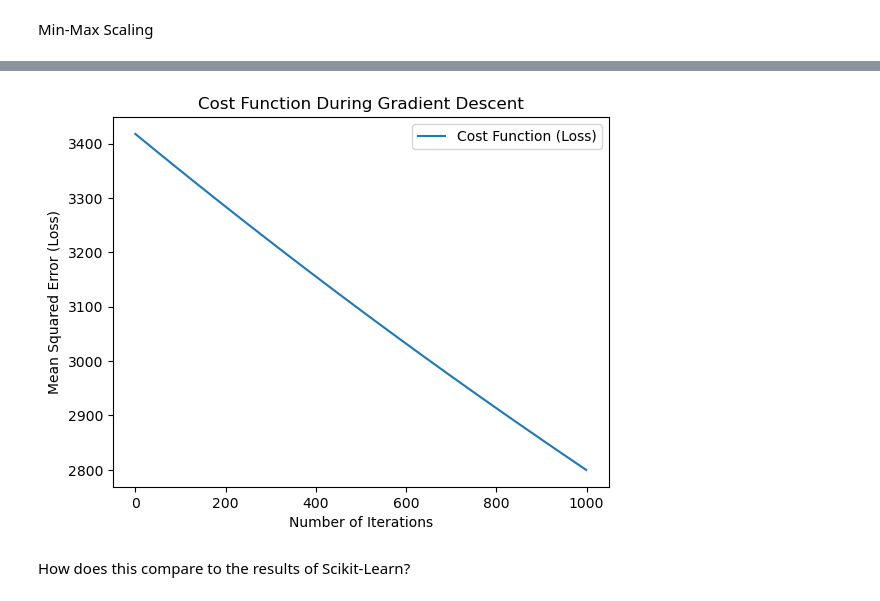
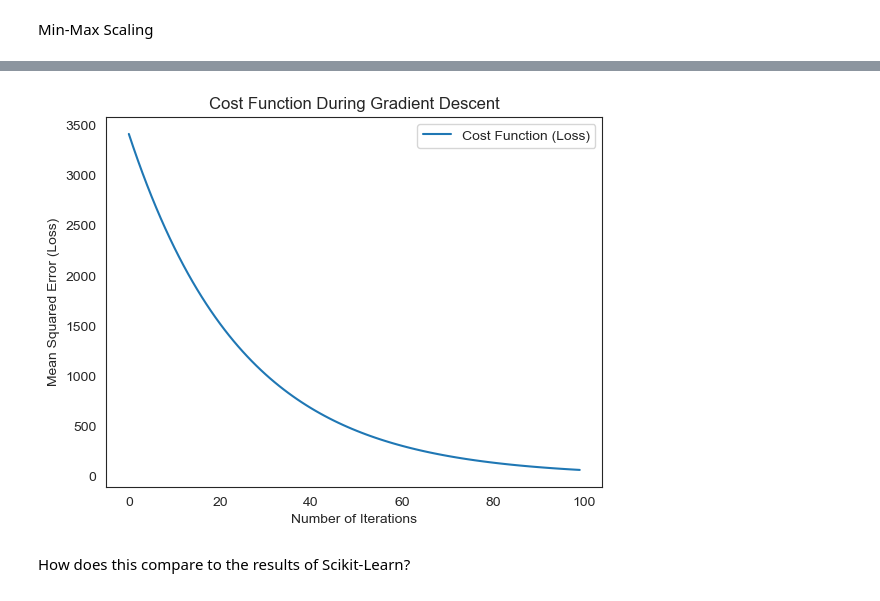
Before and after one commit to add0794/ordinary-least-squares-gradient-descent, a Jupyter notebook: jupyter.ipynb, the cells around one changed output, grey strips where cells are left out. Saved outputs shown, nothing was run; the diff lists cells and outputs as text; code cells hidden in the pictures.

Commit message:
normalize and standardize gradient descent

```diff
--- a/jupyter.ipynb
+++ b/jupyter.ipynb
@@ -884,10 +751,8 @@ Intercept (beta_0): -0.9220736644686085
 Loss: 32.10709376551041
 # %%
-n = 100
-X_train = features
-y_train = target
+n = 10
 
-beta, beta_0, guesses, losses = gradient_descent_intercept(
+beta, guesses, losses = gradient_descent(
     X_train, y_train, learning_rate=0.00001, epochs=n, precision=0.0001
 )
 
@@ -1040,0 +842,15 @@ Standardized scaling
+# %%
+n = 100
+
+beta_min_max_scaling, guesses, losses = gradient_descent(
+    X_train_min_max_scaled, y_train, learning_rate=0.01, epochs=n, precision=0.00001
+)
+
+# Plotting the Loss Function
+number_iterations = list(range(len(losses)))
+plt.plot(number_iterations, losses, label="Cost Function (Loss)")
+plt.xlabel("Number of Iterations")
+plt.ylabel("Mean Squared Error (Loss)")
+plt.title("Cost Function During Gradient Descent")
+plt.legend()
+plt.show()
@@ -1041,9 +859,9 @@ Standardized scaling
 # %%
-std_scaler = StandardScaler()
+scaler = StandardScaler()
 
 # Fit the scaler on the training data
-X_train_scaled = std_scaler.fit_transform(X_train)
+X_train_scaled_model = scaler.fit_transform(X_train)
 
 # Transform the test data using the same scaler
-X_test_scaled = std_scaler.transform(X_test)
+X_test_scaled_model = scaler.transform(X_test)
 # %%
@@ -1220,23 +930,20 @@ dtype: float64
 # %%
 n = 100
-X_train = features
-y_train = target
 
-beta, beta_0, guesses, losses = gradient_descent_intercept(
-    X_train, y_train, learning_rate=0.00001, epochs=n, precision=0.0001
+beta_min_max_scaling, guesses, losses = gradient_descent(
+    X_train_scaled_model, y_train, learning_rate=0.01, epochs=n, precision=0.00001
 )
 
 # Plotting the Loss Function
-losses = z_r[3]
 number_iterations = list(range(len(losses)))
 plt.plot(number_iterations, losses, label="Cost Function (Loss)")
 plt.xlabel("Number of Iterations")
 plt.ylabel("Mean Squared Error (Loss)")
 plt.title("Cost Function During Gradient Descent")
 plt.legend()
 plt.show()
 # %% [output]
-[figure, old version]
+[figure, new version]
 # %% [markdown]
 How does this compare to the results of Scikit-Learn?
 # %% [markdown]
```
Also changed, not shown: parts of 13 cells of this notebook, 1 other file.
